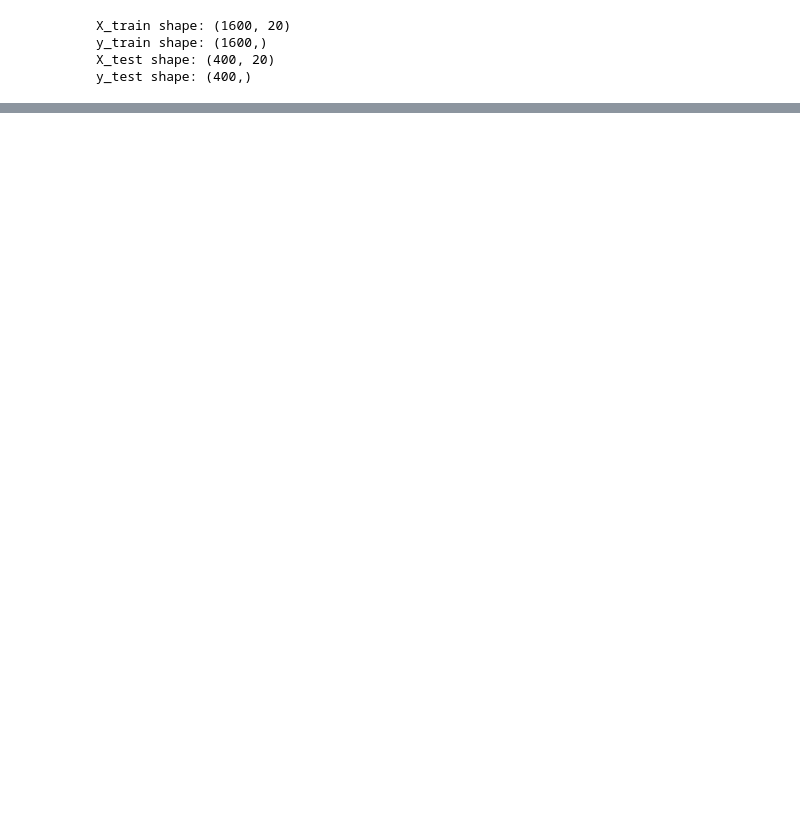
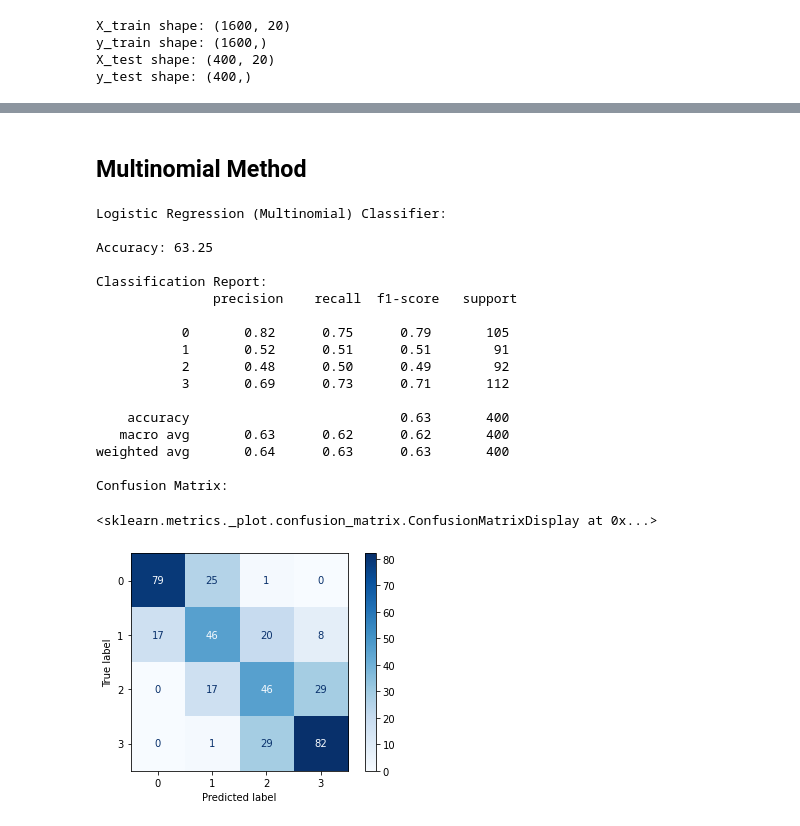
Before and after one commit to Ogutu01/Mobile-Price-Classifier, a Jupyter notebook: index.ipynb, the cells around one changed output, grey strips where cells are left out. Drawn from its saved outputs; the diff is of its cells as text; code cells hidden in the pictures; blank space fills up the shorter version.

```diff
--- a/index.ipynb
+++ b/index.ipynb
@@ -349,0 +391,48 @@ Confusion Matrix:
+# %% [markdown]
+## **Multinomial Method**
+# %%
+# Create multinomial logistic regression instance
+
+model_mn = LogisticRegression(multi_class="multinomial")
+
+# Train the model_mn
+model_mn.fit(X_train, y_train)
+
+# Make predictions
+y_pred_mn = model_mn.predict(X_test)
+
+print("Logistic Regression (Multinomial) Classifier:\n")
+# Evaluate the model
+accuracy = round(accuracy_score(y_test, y_pred_mn) * 100, 2)
+classification_report_result = classification_report(y_test, y_pred_mn)
+conf_matrix = confusion_matrix(y_test, y_pred_mn)
+
+print(f"Accuracy: {accuracy}")
+print("\nClassification Report:\n", classification_report_result)
+
+
+
+# Display confusion matrix as a heatmap
+print("Confusion Matrix:")
+disp = ConfusionMatrixDisplay(confusion_matrix=conf_matrix, display_labels=model_mn.classes_)
+disp.plot(cmap='Blues')
+# %% [output]
+Logistic Regression (Multinomial) Classifier:
+
+Accuracy: 63.25
+
+Classification Report:
+               precision    recall  f1-score   support
+
+           0       0.82      0.75      0.79       105
+           1       0.52      0.51      0.51        91
+           2       0.48      0.50      0.49        92
+           3       0.69      0.73      0.71       112
+
+    accuracy                           0.63       400
+   macro avg       0.63      0.62      0.62       400
+weighted avg       0.64      0.63      0.63       400
+
+Confusion Matrix:
+<sklearn.metrics._plot.confusion_matrix.ConfusionMatrixDisplay at 0x...>
+[figure, added]
```
Also changed, not shown: parts of 9 cells of this notebook.
